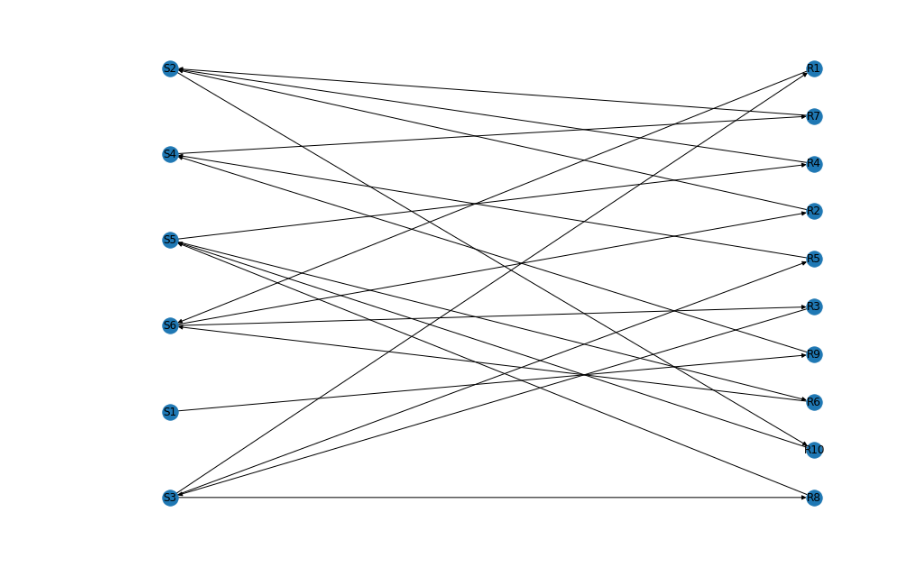
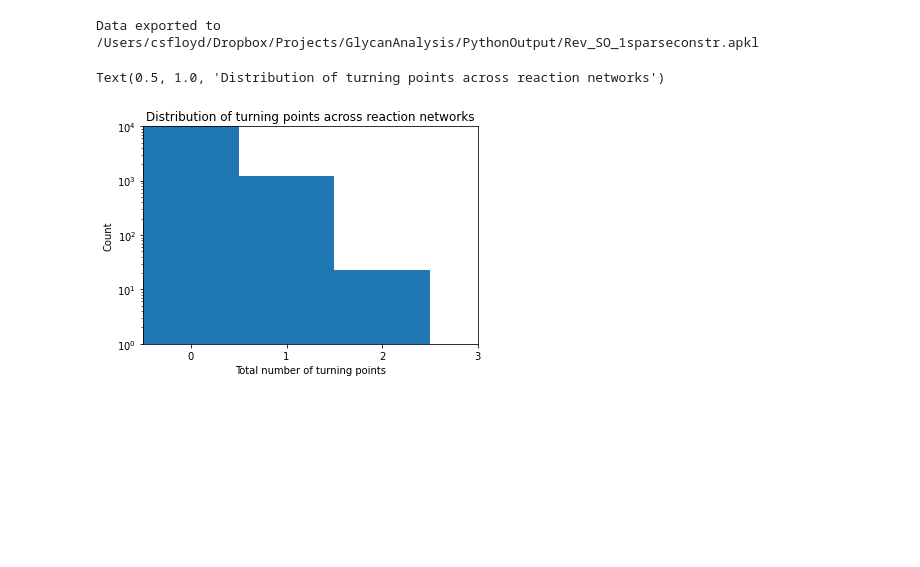
Before and after one commit to csfloyd/GlycanAnalysis, a Jupyter notebook: Python/SampleConservationLaws.ipynb, the cells around one changed output. Drawn from its saved outputs; the diff is of its cells as text; code cells hidden in the pictures; blank space fills up the shorter version.

```diff
--- a/Python/SampleConservationLaws.ipynb
+++ b/Python/SampleConservationLaws.ipynb
@@ -485,31 +143,44 @@ plt.legend()
-# %%
-import networkx as nx
-import matplotlib.pyplot as plt
-
-def reaction_network_to_bipartite_graph(reaction_network, n_species):
-    G = nx.DiGraph()
-    # Add species nodes
-    for i in range(n_species):
-        G.add_node(f"S{i+1}", bipartite='species')
-    # Add reaction nodes and edges
-    for idx, rxn in enumerate(reaction_network):
-        rxn_node = f"R{idx+1}"
-        G.add_node(rxn_node, bipartite='reaction')
-        # Reactants: edge from species to reaction
-        for sidx, stoich in rxn.reactants:
-            G.add_edge(f"S{sidx+1}", rxn_node, stoich=stoich, role='reactant')
-        # Products: edge from reaction to species
-        for sidx, stoich in rxn.products:
-            G.add_edge(rxn_node, f"S{sidx+1}", stoich=stoich, role='product')
-    return G
-
-# Example usage:
-G = reaction_network_to_bipartite_graph(reaction_network, n_species)
-#pos = nx.spring_layout(G)
-top = nx.bipartite.sets(G)[0]
-pos = nx.bipartite_layout(G, top)
-plt.figure(figsize=(12, 8))
-nx.draw(G, pos, with_labels=True)
-plt.show()
-# %% [output]
-[figure, removed]
+# %%
+path = '/Users/csfloyd/Dropbox/Projects/GlycanAnalysis/PythonOutput/Rev_SO_1sparseconstr.apkl'
+export_data_as_apkl(path, S_list, k_list, odes_list, reaction_network_list, ss_response_list, G_list)
+
+data = import_data_from_apkl(path)
+S_list = data['S_list']
+k_list = data['k_list']
+odes_list = data['odes_list']
+reaction_network_list = data['reaction_network_list']
+ss_response_list = data['ss_response_list']
+G_list = data['G_list']
+# %% [output]
+Data exported to /Users/csfloyd/Dropbox/Projects/GlycanAnalysis/PythonOutput/Rev_SO_1sparseconstr.apkl
+# %%
+path = '/Users/csfloyd/Dropbox/Projects/GlycanAnalysis/PythonOutput/Rev_SO_1sparseconstr.apkl'
+#path = '/Users/csfloyd/Dropbox/Projects/GlycanAnalysis/PythonOutput/Rev_FO_1sparseconstr.apkl'
+#path = '/Users/csfloyd/Dropbox/Projects/GlycanAnalysis/PythonOutput/NSC_FO.apkl'
+
+data = import_data_from_apkl(path)
+S_list = data['S_list']
+k_list = data['k_list']
+odes_list = data['odes_list']
+reaction_network_list = data['reaction_network_list']
+ss_response_list = data['ss_response_list']
+G_list = data['G_list']
+turning_points_list = recompute_turning_points_list(ss_response_list, eps=1e-3, smooth=True, window_length=5, polyorder=1, prominence=1e-3, wlen=5)
+# %%
+tpl = np.array(turning_points_list, dtype=int).flatten().flatten()
+
+plt.figure()
+bmin = 0
+bmax = 2
+bins = np.arange(-0.5, 3.5)  # Shift bins so centers are at integer values
+plt.hist(tpl, bins=bins, align='mid')
+plt.xlabel('Total number of turning points')
+plt.ylabel('Count')
+plt.yscale('log')
+plt.ylim(1,1e4)
+plt.xlim(bmin-0.5,bmax-0.5)
+plt.xticks(range(bmin,bmax+2))
+plt.title('Distribution of turning points across reaction networks')
+# %% [output]
+Text(0.5, 1.0, 'Distribution of turning points across reaction networks')
+[figure, added]
```
Also changed, not shown: parts of 15 cells of this notebook, 2 other files.
